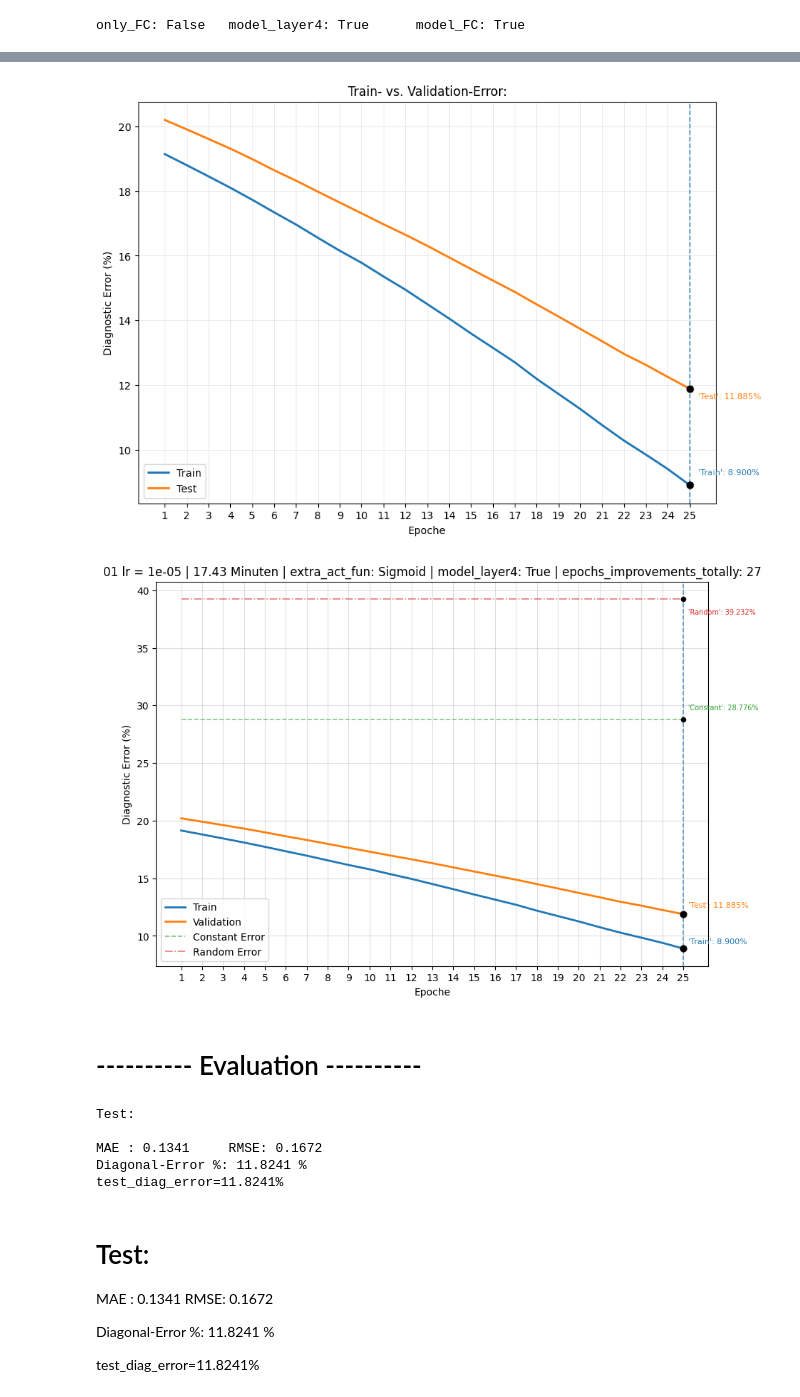
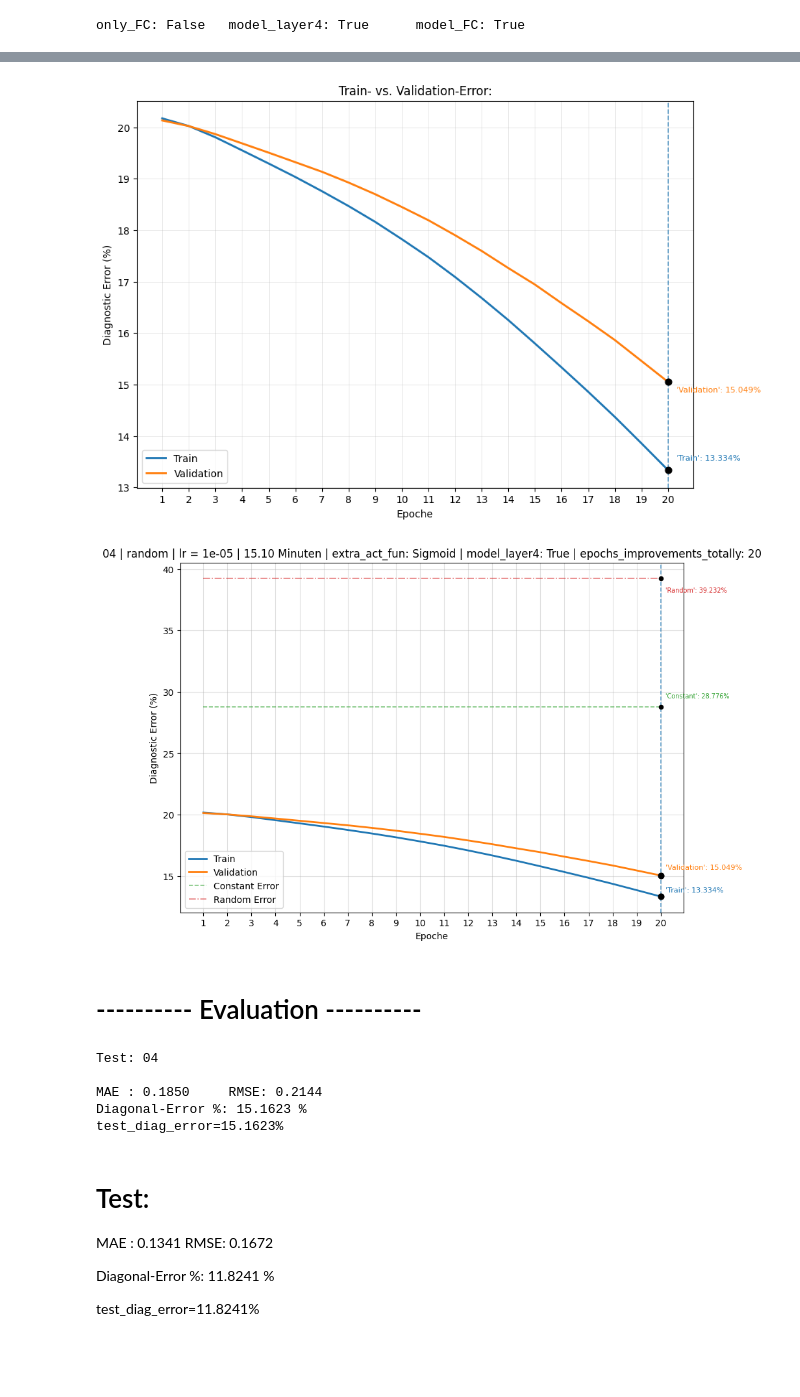
Before and after one commit to RafeiKAr/gaze-estimation, a Jupyter notebook: personal_code.ipynb, the cells around one changed output, grey strips where cells are left out. Saved outputs shown, nothing was run; the diff lists cells and outputs as text; code cells hidden in the pictures; blank space fills up the shorter version.

Commit message:
add Diagram and heatmap

```diff
--- a/personal_code.ipynb
+++ b/personal_code.ipynb
@@ -275,7 +290,7 @@ import numpy as np
 
 norm_labels_files = []
 
-for i in range(1, 10):
+for i in range(len(text_files)+1):
     file = Path("personalization") / f"0{str(i)}" / "norm_labels.csv"
 
     if not file.exists():
@@ -329,7 +344,7 @@ for i in range(len(norm_labels_files)):
     mae = np.mean(const_errors)
     rmse = np.sqrt(np.mean(const_errors ** 2))
     const_error_pct = np.round(100 * rmse, 5)
-    const_diagonal_error_pct = np.round(100 * rmse / np.sqrt(2), 5)
+    const_diagonal_error_pct = np.round(100 * rmse / np.sqrt(2), 4)
 
     print(f"\nKonstant Baseline: {norm_label}\n")
     # print(f"Constant_Mean_Absolute_Error: {mae}")
@@ -364,7 +379,7 @@ for i in range(len(norm_labels_files)):
     mae = np.mean(random_errors)
     rmse = np.sqrt(np.mean(random_errors ** 2))
     random_error_pct = np.round(100 * rmse, 5)
-    random_diagonal_error_pct = np.round(100 * rmse / np.sqrt(2), 5)
+    random_diagonal_error_pct = np.round(100 * rmse / np.sqrt(2), 4)
 
     # print(f"\nRandom Baseline: {norm_label}\n")
     # print(f"Random_Mean_Absolute_Error: {mae}")
@@ -593,8 +608,9 @@ transform = transforms.Compose([
     )
 ])
 # %%
+session = '09'
 dataset = PersonalGazeDataset(
-    root_dir="./personalization/01",
+    root_dir=f"./personalization/09",
     transform=transform
 )
 
@@ -637,6 +659,8 @@ model.fc = nn.Sequential(
 # %% [output]
 Model: ResNet
 # %%
+saved_model_name = './models/ResNet_best_test-model_only Sigmoid_norm_subject_1000-200.path'
+
 
 device = torch.device(
     "cuda" if torch.cuda.is_available() else "cpu"
@@ -644,7 +668,7 @@ device = torch.device(
 
 # Gewicht laden
 checkpoint = torch.load(
-    "./models/ResNet_optim-model_norm_subject_1000-200.path",
+    saved_model_name,
     map_location=device
 )
 
@@ -905,15 +1476,17 @@ def evaluate_model(model, loader, device):
 # Hypoparameter:
 batch_size = 64
 
-epochs = 25
+epochs = 20
 
 patience = 3                   # after 3 Epochen without Optimierung has to stop training
 
 learning_rate = 1e-5    # 1e-4, 1e-5
 
-session = "01"
+session = "04"
 
 best_model_name = "./models/ResNet_best_optim-model_norm_subject_1000-200.path"
+
+saved_model_name = './models/ResNet_best_test-model_only Sigmoid_norm_subject_1000-200.path'
 # %%
 # Transformationen:
 transform = transforms.Compose([
@@ -1430,12 +2003,14 @@ Validiation-Diagonal-Error: 16.9729% | Improvment: 11
 # %%
 
+print(f"Session: {session}")
+print(f"split: {split}")
 print(f"\n\n Diagonal-Train-Error: {np.float64(diag_train_error)}\n")
 print(f" Diagonal-Test-Error: {np.float64(diag_val_error)}\n\n")
 
 print(f" Diagonal-Train-Error-Max: {np.max(diag_train_error)} \t Diagonal-Train-Error-Min: {np.min(diag_train_error)}\t")
 # print(f" Diagonal-Train-Error-Ave: {np.mean(diag_train_error)}\n")
 
-print(f" Diagonal-Test-Error-Max: {np.max(diag_val_error)}\t Diagonal-Test-Error-Min: {np.min(diag_val_error)}\t max_needed_epochs: {e+2}\n\n")
+print(f" Diagonal-Validation-Error-Max: {np.max(diag_val_error)}\t Diagonal-Validation-Error-Min: {np.min(diag_val_error)}\t max_needed_epochs: {e}\n\n")
 # print(f" Diagonal-Test-Error-Ave: {np.mean(diag_test_error)}\n")
 
 # Session: 01
@@ -1445,6 +2020,8 @@ if globals().get("bas_const_err") is None:
 if globals().get("bas_rand_err") is None:
     bas_rand_err = 39.232
 
+if globals().get("split") is None:
+    split = "random_normal"
 
 # Curven:
 
@@ -1476,7 +2053,7 @@ plt.plot(epochs, diag_train_error, label="Train", linewidth=2, color=train_color
 
 
 # Validation Error
-plt.plot(epochs, diag_val_error, label="Test", linewidth=2, color=val_color)
+plt.plot(epochs, diag_val_error, label="Validation", linewidth=2, color=val_color)
 
 
 # Vertikale Linie durch alle vier Kurven
@@ -1518,7 +2095,7 @@ plt.annotate(
 )
 
 plt.annotate(
-    f"'Test': {val_at_min:.3f}%",
+    f"'Validation': {val_at_min:.3f}%",
     xy=(min_val_epoch, val_at_min),
     xytext=(8, -10),
     textcoords="offset points",
@@ -1655,7 +2232,7 @@ plt.annotate(
 )
 
 plt.annotate(
-    f"'Test': {val_at_min:.3f}%",
+    f"'Validation': {val_at_min:.3f}%",
     xy=(min_val_epoch, val_at_min),
     xytext=(5, 7),
     textcoords="offset points",
@@ -1683,12 +2260,12 @@ plt.annotate(
 
 # Titel
 plt.title(
-    f"{session} "
+    f"{session} | {split} | "
     f"lr = {learning_rate} | "
     f"{elapsed_running_time / 60:.2f} Minuten | "
     f"extra_act_fun: {active_func} | "
     f"model_layer4: {model_layer4} | "
-    f"epochs_improvements_totally: {e + 2}"
+    f"epochs_improvements_totally: {e}"
 )
 # plt.title(f"{def_dataset}((train:{def_dataset_size[0]}, test:{def_dataset_size[1]})) \n"
 #           f" lr = {learning_rate} | {elapsed_running_time/60:.2f} Minuten | extra_act_fun: {active_func} | epochs_imporovments_totally: {e+2}"
@@ -1710,7 +2287,7 @@ os.makedirs("./results/personal", exist_ok=True)
 
 # Diagramm speichern
 plt.savefig(
-    f"results/personal/diag_error_{session}_{learning_rate}.png",
+    f"results/personal/diag_error_{split}_{active_func}_{session}_{learning_rate}.png",
     dpi=300,
     bbox_inches="tight"
 )
@@ -1738,7 +2312,7 @@ Train Error:     8.9002%
 Constant Error:  28.7760%
 Random Error:    39.2320%
-[figure, old version]
+[figure, new version]
-[figure, old version]
+[figure, new version]
 # %% [markdown]
 # ---------- Evaluation ----------
 # %%
@@ -1746,8 +2320,10 @@ Random Error:    39.2320%
 
 saved_model_name = "models/personal/ResNet_best_model_lr(1e-05)_session(01).path"
 
+best_saved_model = f"models/personal/ResNet_best_model_lr(1e-05)_session({session}).path"
+
 checkpoint = torch.load(
-    saved_model_name,
+    best_saved_model,
     map_location=device
 )
 
@@ -1757,7 +2333,7 @@ model.to(device)
 
 model.eval()
 
-print(f"Test:\n")
+print(f"Test: {session}\n")
 test_mae, test_rmse, test_diag_pct = diagonal_errors(model, test_loader, device)
 
 print(
@@ -1770,11 +2346,11 @@ targets, predictions, errors = evaluate_model(
     device
 )
 # %% [output]
-Test:
+Test: 04
 
-MAE : 0.1341     RMSE: 0.1672
-Diagonal-Error %: 11.8241 %
-test_diag_error=11.8241%
+MAE : 0.1850     RMSE: 0.2144
+Diagonal-Error %: 15.1623 %
+test_diag_error=15.1623%
 # %% [markdown]
 # Test:
 
```
Also changed, not shown: parts of 34 cells of this notebook, 31 other files.
